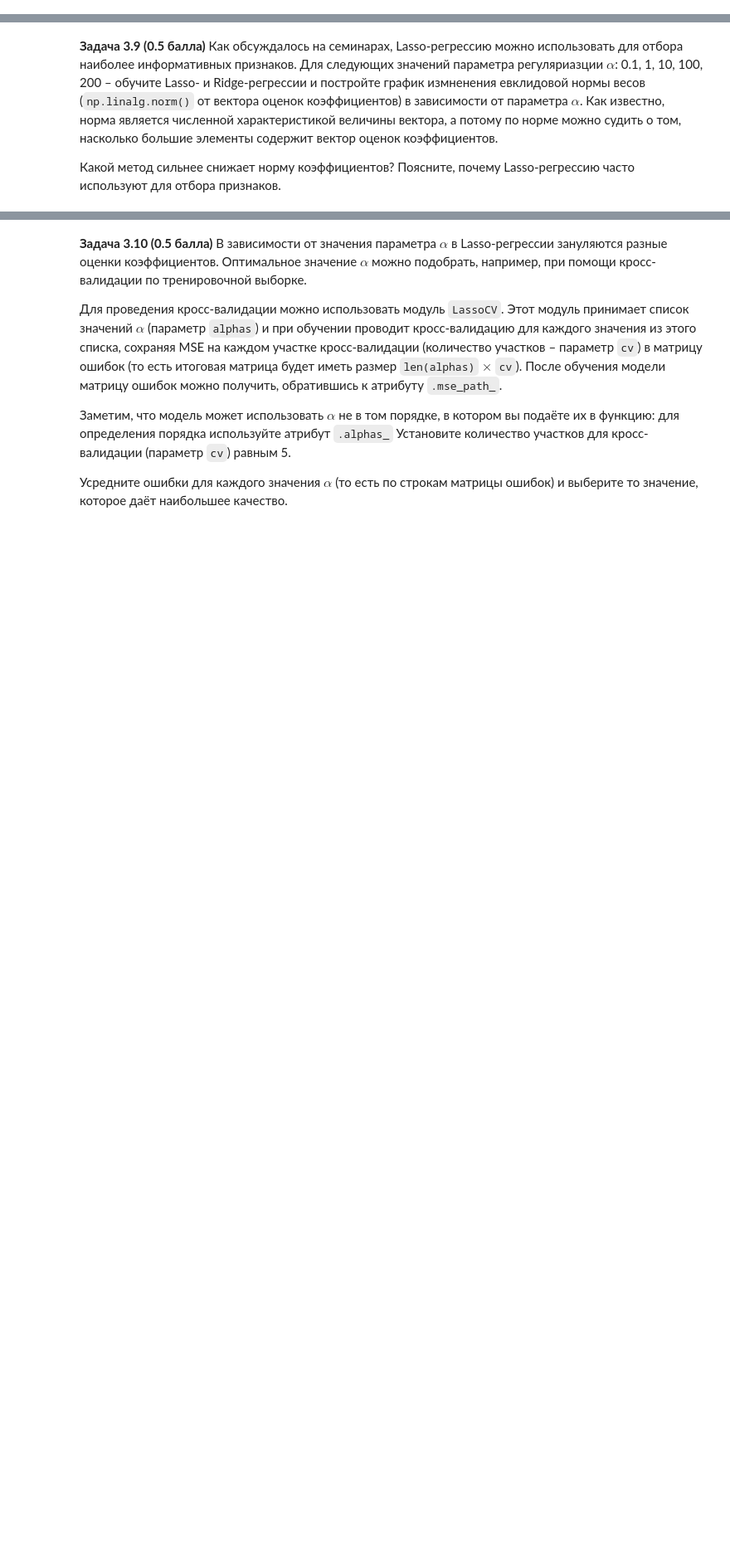
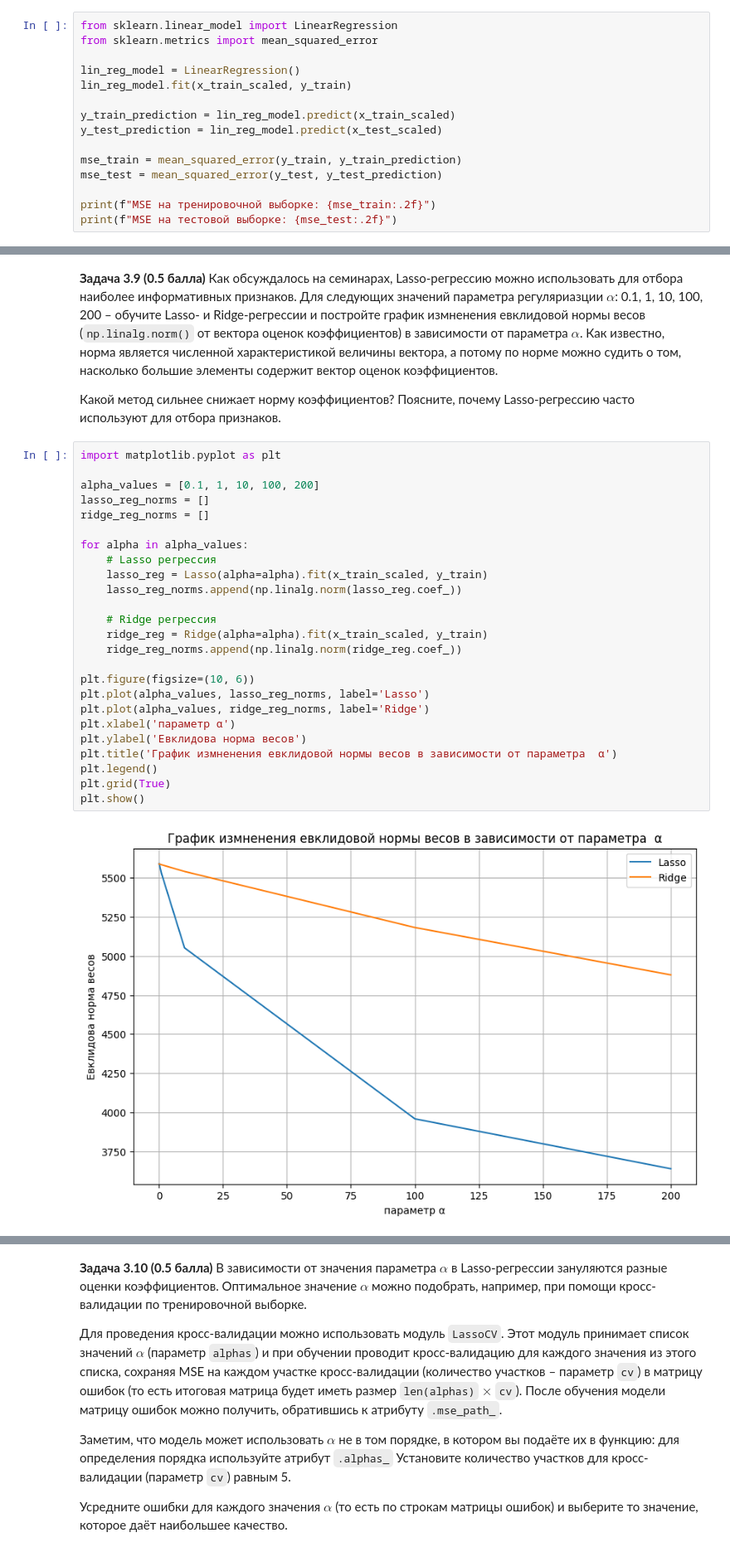
Before and after one commit to stass9966/programming-technologies, a Jupyter notebook: 2025/homeworks/hw04-knn-linreg/hw04_knn_linreg.ipynb, the cells around one changed output, grey strips where cells are left out. Shown at 83% size. Drawn from its saved outputs; the diff is of its cells as text; blank space fills up the shorter version.

```diff
--- a/2025/homeworks/hw04-knn-linreg/hw04_knn_linreg.ipynb
+++ b/2025/homeworks/hw04-knn-linreg/hw04_knn_linreg.ipynb
@@ -496,3 +494,18 @@ x_test_scaled = scaler.transform(x_test)
 Теперь все признаки имеют одинаковый масштаб. Это значит, что теперь, взяв любую пару признаков, мы можем легко понять, какой из них имеет большее влияние на целевую переменную.
 # %% [markdown]
 **Задача 3.6 (0.2 балла)** Оцените линейную регрессию на тренировочной выборке. Выведите среднеквадратичную ошибку на тренировочной и тестовой выборках.
+# %%
+from sklearn.linear_model import LinearRegression
+from sklearn.metrics import mean_squared_error
+
+lin_reg_model = LinearRegression()
+lin_reg_model.fit(x_train_scaled, y_train)
+
+y_train_prediction = lin_reg_model.predict(x_train_scaled)
+y_test_prediction = lin_reg_model.predict(x_test_scaled)
+
+mse_train = mean_squared_error(y_train, y_train_prediction)
+mse_test = mean_squared_error(y_test, y_test_prediction)
+
+print(f"MSE на тренировочной выборке: {mse_train:.2f}")
+print(f"MSE на тестовой выборке: {mse_test:.2f}")
@@ -522,3 +651,30 @@ $$
 **Задача 3.9 (0.5 балла)** Как обсуждалось на семинарах, Lasso-регрессию можно использовать для отбора наиболее информативных признаков. Для следующих значений параметра регуляриазции $\alpha$: 0.1, 1, 10, 100, 200 –  обучите Lasso- и Ridge-регрессии и постройте график измненения евклидовой нормы весов (`np.linalg.norm()` от вектора оценок коэффициентов) в зависимости от параметра $\alpha$. Как известно, норма является численной характеристикой величины вектора, а потому по норме можно судить о том, насколько большие элементы содержит вектор оценок коэффициентов.
 
 Какой метод сильнее снижает норму коэффициентов? Поясните, почему Lasso-регрессию часто используют для отбора признаков.
+# %%
+import matplotlib.pyplot as plt
+
+alpha_values = [0.1, 1, 10, 100, 200]
+lasso_reg_norms = []
+ridge_reg_norms = []
+
+for alpha in alpha_values:
+    # Lasso регрессия
+    lasso_reg = Lasso(alpha=alpha).fit(x_train_scaled, y_train)
+    lasso_reg_norms.append(np.linalg.norm(lasso_reg.coef_))
+
+    # Ridge регрессия
+    ridge_reg = Ridge(alpha=alpha).fit(x_train_scaled, y_train)
+    ridge_reg_norms.append(np.linalg.norm(ridge_reg.coef_))
+
+plt.figure(figsize=(10, 6))
+plt.plot(alpha_values, lasso_reg_norms, label='Lasso')
+plt.plot(alpha_values, ridge_reg_norms, label='Ridge')
+plt.xlabel('параметр α')
+plt.ylabel('Евклидова норма весов')
+plt.title('График измненения евклидовой нормы весов в зависимости от параметра  α')
+plt.legend()
+plt.grid(True)
+plt.show()
+# %% [output]
+[figure, added]
```
Also changed, not shown: parts of 7 cells of this notebook.
